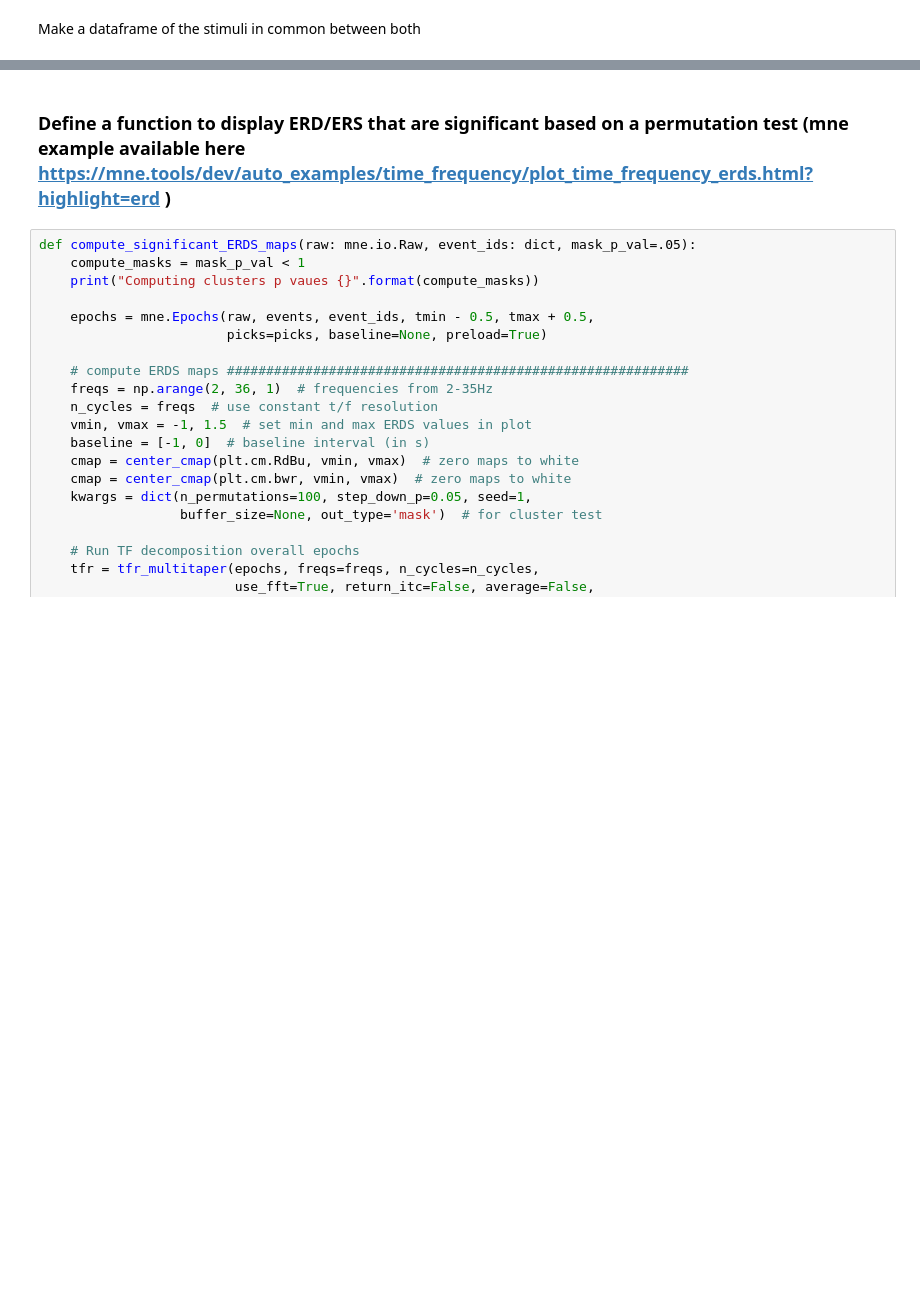
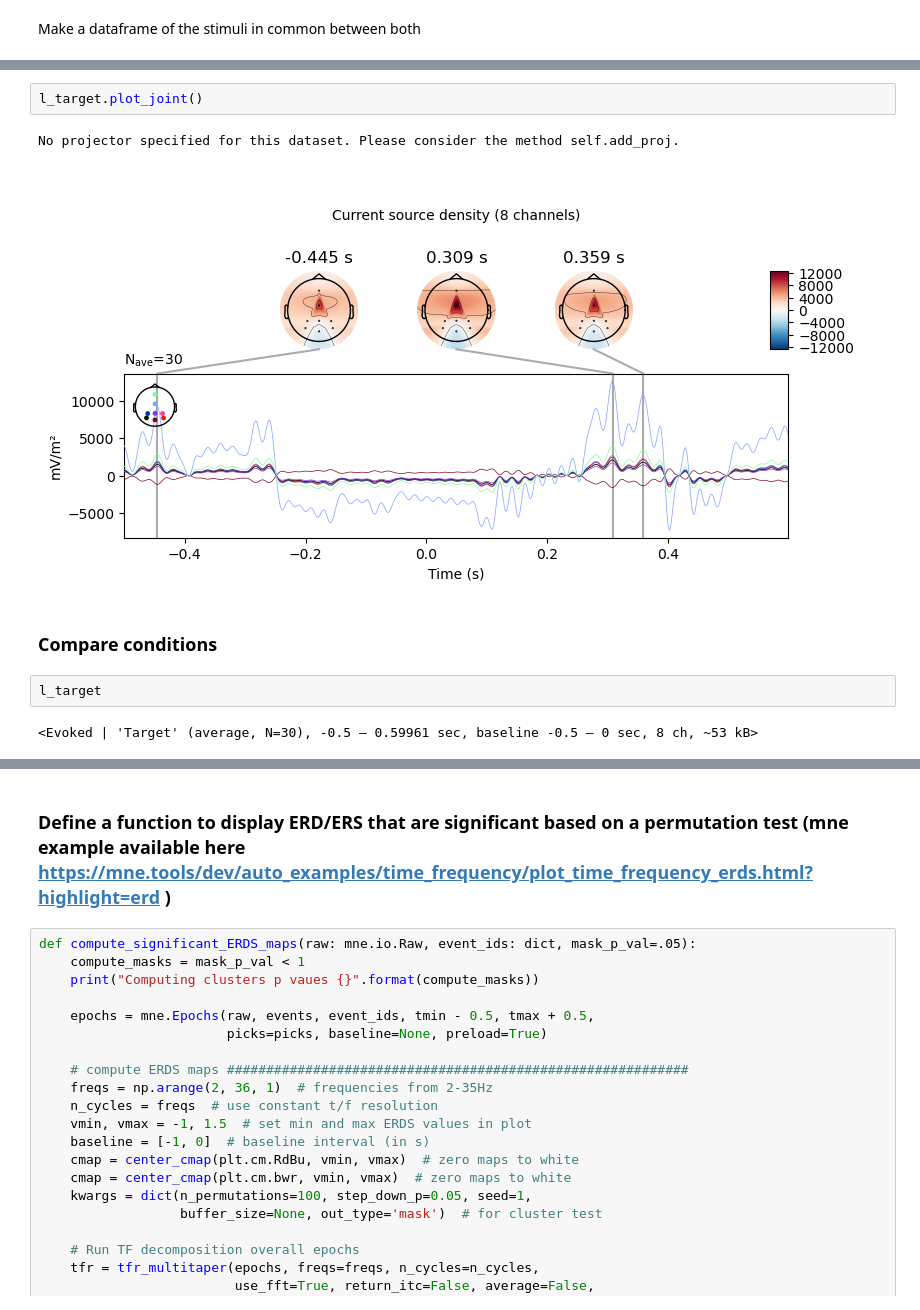
Before and after one commit to lokinou/p3k_offline_analysis, a Jupyter notebook: p300mne.ipynb, the cells around one changed output, grey strips where cells are left out. Cells and saved outputs as stored; diff of their text form; blank space fills up the shorter version.

```diff
--- a/p300mne.ipynb
+++ b/p300mne.ipynb
@@ -328,0 +391,11 @@ picks = mne.pick_channels(raw.info["ch_names"], ["Fz", "C3", "C1", "Cz", "C2", "
+# %%
+l_target.plot_joint()
+# %% [output]
+No projector specified for this dataset. Please consider the method self.add_proj.
+[figure, added]
+# %% [markdown]
+### Compare conditions
+# %%
+l_target
+# %% [output]
+<Evoked | 'Target' (average, N=30), -0.5 – 0.59961 sec, baseline -0.5 – 0 sec, 8 ch, ~53 kB>
```
Also changed, not shown: parts of 45 cells of this notebook.
